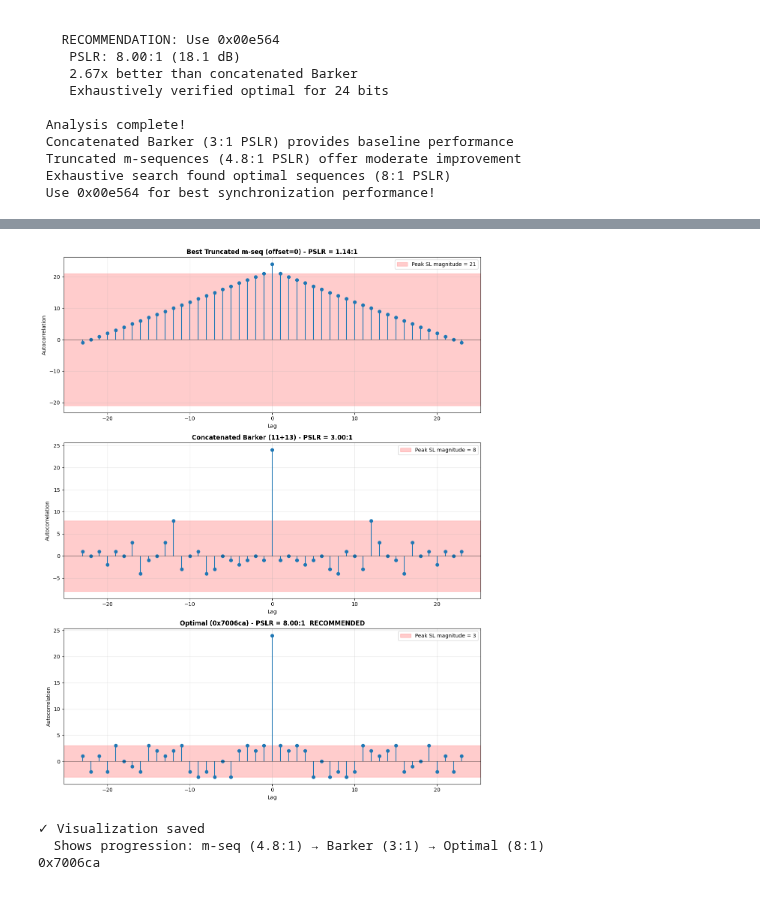
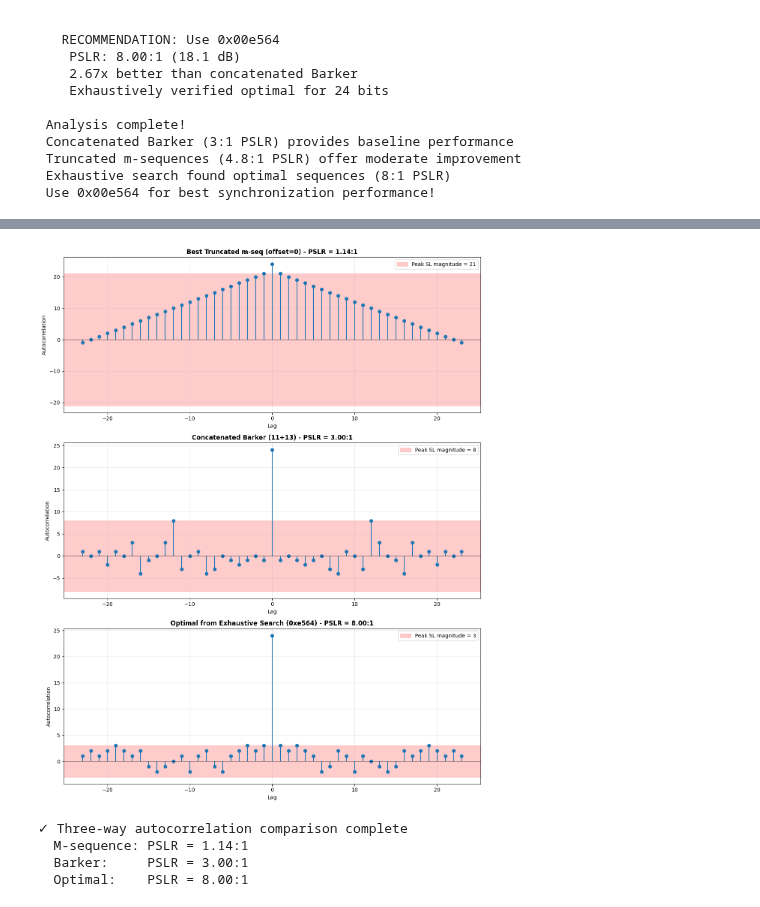
Before and after one commit to OpenResearchInstitute/interlocutor, a Jupyter notebook: OPV_sync_word_study.ipynb, the cells around one changed output, grey strips where cells are left out. Cells and saved outputs as stored; diff of their text form; code cells hidden in the pictures.

```diff
--- a/OPV_sync_word_study.ipynb
+++ b/OPV_sync_word_study.ipynb
@@ -31,11 +77,10 @@ Match: True
 # %%
-# === Part 2: Compute autocorrelation and PSLR ===
+# Setup functions for exhaustive search
 
 def compute_autocorrelation(sequence):
     """Compute the aperiodic autocorrelation of a sequence."""
     n = len(sequence)
     autocorr = np.correlate(sequence, sequence, mode='full')
-    # Normalize by the zero-lag value
     return autocorr
 
 def compute_pslr(sequence):
@@ -56,11 +101,4 @@ def compute_pslr(sequence):
 
     return pslr, pslr_db, peak_side_lobe, main_lobe
 
-# Analyze concatenated Barker
-bpslr, bpslr_db, bpsl, bml = compute_pslr(concat_barker)
-print(f"\n=== Concatenated Barker Code (11+13) ===")
-print(f"Main lobe: {bml}")
-print(f"Peak side lobe: {bpsl}")
-print(f"PSLR: {bpslr:.2f}:1 ({bpslr_db:.1f} dB)")
-print(f"Note: Concatenating Barker codes destroys their perfect properties!")
-print(f"(Barker-11 has 11:1, Barker-13 has 13:1, but together only 3:1)")
+concat_barker = concat_barker
@@ -488,12 +456,13 @@ Optimal (exhaustive search)         8.00:1       18.1 dB      0x00e564
 # === Part 8: Visualize autocorrelation functions ===
 fig, axes = plt.subplots(3, 1, figsize=(12, 15))
 
-# Best truncated m-sequence
+# 1. Best truncated m-sequence
 best_offset = results_sorted[0][0]
 best_truncated = mseq_31[best_offset:best_offset+24]
 autocorr_best = compute_autocorrelation(best_truncated)
 lags_best = np.arange(len(autocorr_best)) - (len(autocorr_best) // 2)
 pslr_best, pslr_db_best, psl_best, _ = compute_pslr(best_truncated)
+
 axes[0].stem(lags_best, autocorr_best, basefmt=' ')
 axes[0].axhspan(-psl_best, psl_best, alpha=0.2, color='red',
                 label=f'Peak SL magnitude = {psl_best:.0f}')
@@ -505,55 +474,56 @@ axes[0].set_ylabel('Autocorrelation')
 axes[0].legend()
 axes[0].grid(True, alpha=0.3)
 
-# Concatenated Barker - re-use PSLR values from above
+# 2. Concatenated Barker
 autocorr_barker = compute_autocorrelation(concat_barker)
 lags_barker = np.arange(len(autocorr_barker)) - (len(autocorr_barker) // 2)
+pslr_barker, pslr_db_barker, psl_barker, _ = compute_pslr(concat_barker)
+
 axes[1].stem(lags_barker, autocorr_barker, basefmt=' ')
-axes[1].axhspan(-bpsl, bpsl, alpha=0.2, color='red',
-                label=f'Peak SL magnitude = {bpsl:.0f}')
+axes[1].axhspan(-psl_barker, psl_barker, alpha=0.2, color='red',
+                label=f'Peak SL magnitude = {psl_barker:.0f}')
 axes[1].axhline(y=0, color='black', linestyle='-', linewidth=0.5)
-axes[1].set_title(f'Concatenated Barker (11+13) - PSLR = {bpslr:.2f}:1',
+axes[1].set_title(f'Concatenated Barker (11+13) - PSLR = {pslr_barker:.2f}:1',
                   fontsize=12, fontweight='bold')
 axes[1].set_xlabel('Lag')
 axes[1].set_ylabel('Autocorrelation')
 axes[1].legend()
 axes[1].grid(True, alpha=0.3)
 
-# Optimal sequence from exhaustive search
+# 3. Optimal sequence from exhaustive search
 optimal_seq = best_sequences[0][0]
 optimal_pslr = best_sequences[0][1]
 optimal_pslr_db = best_sequences[0][2]
 optimal_psl = best_sequences[0][3]
-optimal_hex_num = best_sequences[0][4]
 
-# sneak in the one we chose to show it in figure
-
-optimal_seq = np.array([-1, 1, 1, 1, -1, -1, -1, -1, -1, -1, -1, -1, -1, 1, 1, -1, 1, 1, -1, -1, 1, -1, 1, -1])
+# Get hex representation
 optimal_bin = ((optimal_seq + 1) // 2).astype(int)
-optimal_pslr, optimal_pslr_db, optimal_psl, optimal_ml = compute_pslr(optimal_seq)
-optimal_hex_num = hex(int(''.join(map(str, optimal_bin)), 2))
+optimal_hex = hex(int(''.join(map(str, optimal_bin)), 2))
 
 autocorr_optimal = compute_autocorrelation(optimal_seq)
 lags_optimal = np.arange(len(autocorr_optimal)) - (len(autocorr_optimal) // 2)
 
 axes[2].stem(lags_optimal, autocorr_optimal, basefmt=' ')
 axes[2].axhspan(-optimal_psl, optimal_psl, alpha=0.2, color='red',
                 label=f'Peak SL magnitude = {int(optimal_psl)}')
 axes[2].axhline(y=0, color='black', linestyle='-', linewidth=0.5)
-axes[2].set_title(f'Optimal ({optimal_hex_num:}) - PSLR = {optimal_pslr:.2f}:1  RECOMMENDED',
+axes[2].set_title(f'Optimal from Exhaustive Search ({optimal_hex}) - PSLR = {optimal_pslr:.2f}:1',
                   fontsize=12, fontweight='bold')
 axes[2].set_xlabel('Lag')
 axes[2].set_ylabel('Autocorrelation')
 axes[2].legend()
 axes[2].grid(True, alpha=0.3)
 
 plt.tight_layout()
-plt.savefig('autocorr_comparison.png', dpi=150, bbox_inches='tight')
 plt.show()
-print(f"\n✓ Visualization saved")
-print(f"  Shows progression: m-seq (4.8:1) → Barker (3:1) → Optimal (8:1)")
+
+print(f"\n✓ Three-way autocorrelation comparison complete")
+print(f"  M-sequence: PSLR = {pslr_best:.2f}:1")
+print(f"  Barker:     PSLR = {pslr_barker:.2f}:1")
+print(f"  Optimal:    PSLR = {optimal_pslr:.2f}:1")
 # %% [output]
-[figure, old version]
+[figure, new version]
-✓ Visualization saved
-  Shows progression: m-seq (4.8:1) → Barker (3:1) → Optimal (8:1)
-0x7006ca
+✓ Three-way autocorrelation comparison complete
+  M-sequence: PSLR = 1.14:1
+  Barker:     PSLR = 3.00:1
+  Optimal:    PSLR = 8.00:1
```
Also changed, not shown: parts of 28 cells of this notebook.
